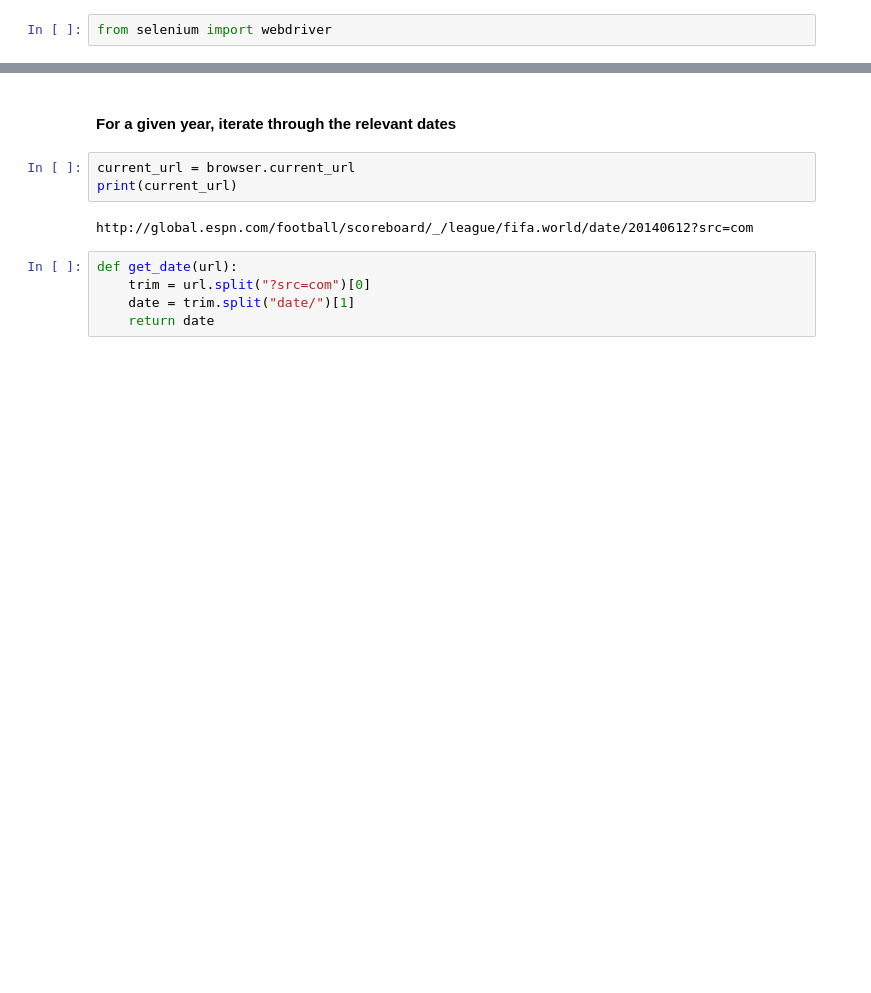
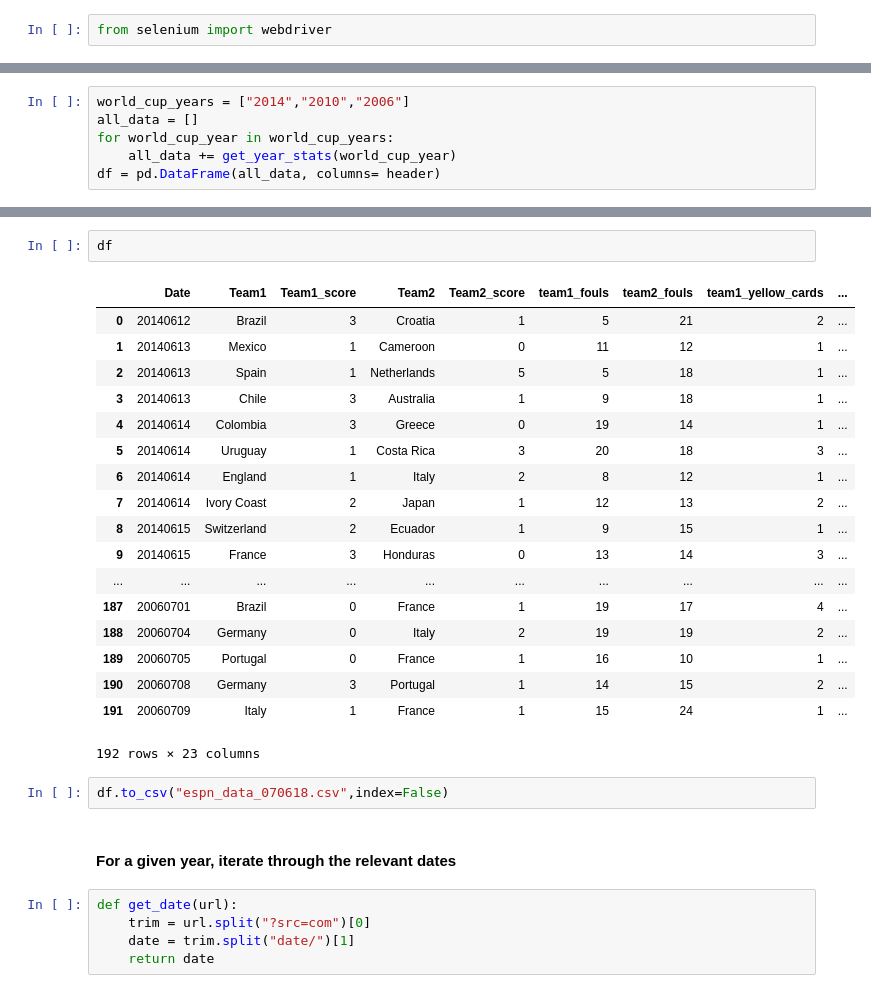
Before and after one commit to nykznykz/fifa-world-cup-2018-prediction, a Jupyter notebook: 01 Data Collection/espn.ipynb, the cells around one changed output, grey strips where cells are left out. Drawn from its saved outputs; the diff is of its cells as text; blank space fills up the shorter version.

```diff
--- a/01 Data Collection/espn.ipynb
+++ b/01 Data Collection/espn.ipynb
@@ -14,0 +15,6 @@ browser.get('http://www.espnfc.com/fifa-world-cup/4/scores?season=2014')
+# %%
+world_cup_years = ["2014","2010","2006"]
+all_data = []
+for world_cup_year in world_cup_years:
+    all_data += get_year_stats(world_cup_year)
+df = pd.DataFrame(all_data, columns= header)
@@ -15,10 +39,28 @@ browser.get('http://www.espnfc.com/fifa-world-cup/4/scores?season=2014')
+# %%
+df
+# %% [output]
+|  | Date | Team1 | Team1_score | Team2 | Team2_score | team1_fouls | team2_fouls | team1_yellow_cards | ... |
+| 0 | 20140612 | Brazil | 3 | Croatia | 1 | 5 | 21 | 2 | ... |
+| 1 | 20140613 | Mexico | 1 | Cameroon | 0 | 11 | 12 | 1 | ... |
+| 2 | 20140613 | Spain | 1 | Netherlands | 5 | 5 | 18 | 1 | ... |
+| 3 | 20140613 | Chile | 3 | Australia | 1 | 9 | 18 | 1 | ... |
+| 4 | 20140614 | Colombia | 3 | Greece | 0 | 19 | 14 | 1 | ... |
+| 5 | 20140614 | Uruguay | 1 | Costa Rica | 3 | 20 | 18 | 3 | ... |
+| 6 | 20140614 | England | 1 | Italy | 2 | 8 | 12 | 1 | ... |
+| 7 | 20140614 | Ivory Coast | 2 | Japan | 1 | 12 | 13 | 2 | ... |
+| 8 | 20140615 | Switzerland | 2 | Ecuador | 1 | 9 | 15 | 1 | ... |
+| 9 | 20140615 | France | 3 | Honduras | 0 | 13 | 14 | 3 | ... |
+| ... | ... | ... | ... | ... | ... | ... | ... | ... | ... |
+| 187 | 20060701 | Brazil | 0 | France | 1 | 19 | 17 | 4 | ... |
+| 188 | 20060704 | Germany | 0 | Italy | 2 | 19 | 19 | 2 | ... |
+| 189 | 20060705 | Portugal | 0 | France | 1 | 16 | 10 | 1 | ... |
+| 190 | 20060708 | Germany | 3 | Portugal | 1 | 14 | 15 | 2 | ... |
+| 191 | 20060709 | Italy | 1 | France | 1 | 15 | 24 | 1 | ... |
+192 rows × 23 columns
+# %%
+df.to_csv("espn_data_070618.csv",index=False)
 # %% [markdown]
 #### For a given year, iterate through the relevant dates
-# %%
-current_url = browser.current_url
-print(current_url)
-# %% [output]
-http://global.espn.com/football/scoreboard/_/league/fifa.world/date/20140612?src=com
 # %%
 def get_date(url):
     trim = url.split("?src=com")[0]
```
Also changed, not shown: parts of 24 cells of this notebook, 3 other files.
